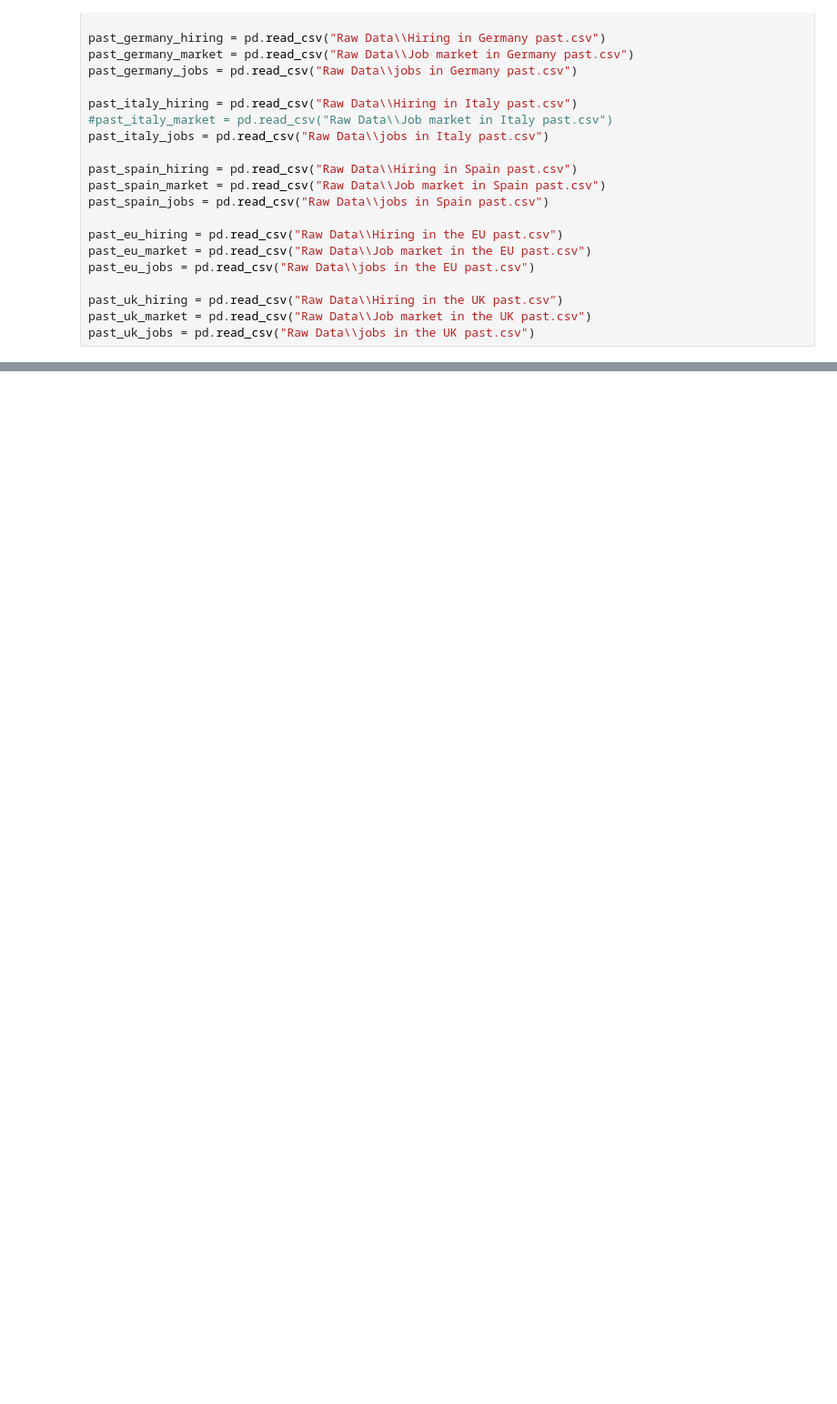
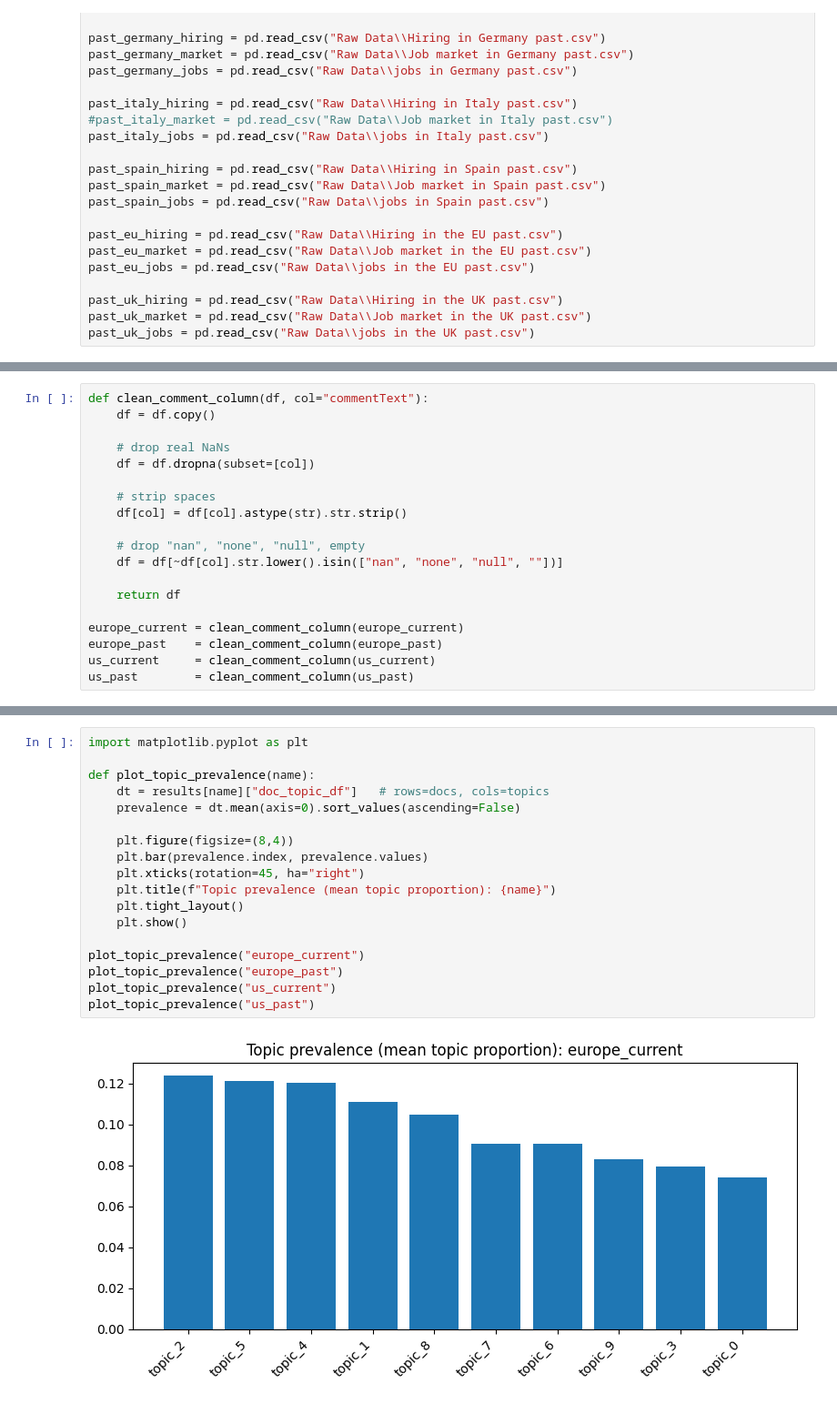
Before and after one commit to yannickkucharsky/advanced-computational-methods, a Jupyter notebook: data_preprocessing.ipynb, the cells around one changed output, grey strips where cells are left out. Shown at 91% size. Cells and saved outputs as stored; diff of their text form; blank space fills up the shorter version.

```diff
--- a/data_preprocessing.ipynb
+++ b/data_preprocessing.ipynb
@@ -297,0 +688,19 @@ plt.show()
+# %%
+def clean_comment_column(df, col="commentText"):
+    df = df.copy()
+
+    # drop real NaNs
+    df = df.dropna(subset=[col])
+
+    # strip spaces
+    df[col] = df[col].astype(str).str.strip()
+
+    # drop "nan", "none", "null", empty
+    df = df[~df[col].str.lower().isin(["nan", "none", "null", ""])]
+
+    return df
+
+europe_current = clean_comment_column(europe_current)
+europe_past    = clean_comment_column(europe_past)
+us_current     = clean_comment_column(us_current)
+us_past        = clean_comment_column(us_past)
@@ -297,0 +905,20 @@ plt.show()
+# %%
+import matplotlib.pyplot as plt
+
+def plot_topic_prevalence(name):
+    dt = results[name]["doc_topic_df"]   # rows=docs, cols=topics
+    prevalence = dt.mean(axis=0).sort_values(ascending=False)
+
+    plt.figure(figsize=(8,4))
+    plt.bar(prevalence.index, prevalence.values)
+    plt.xticks(rotation=45, ha="right")
+    plt.title(f"Topic prevalence (mean topic proportion): {name}")
+    plt.tight_layout()
+    plt.show()
+
+plot_topic_prevalence("europe_current")
+plot_topic_prevalence("europe_past")
+plot_topic_prevalence("us_current")
+plot_topic_prevalence("us_past")
+# %% [output]
+[figure, added]
```
Also changed, not shown: parts of 20 cells of this notebook.
